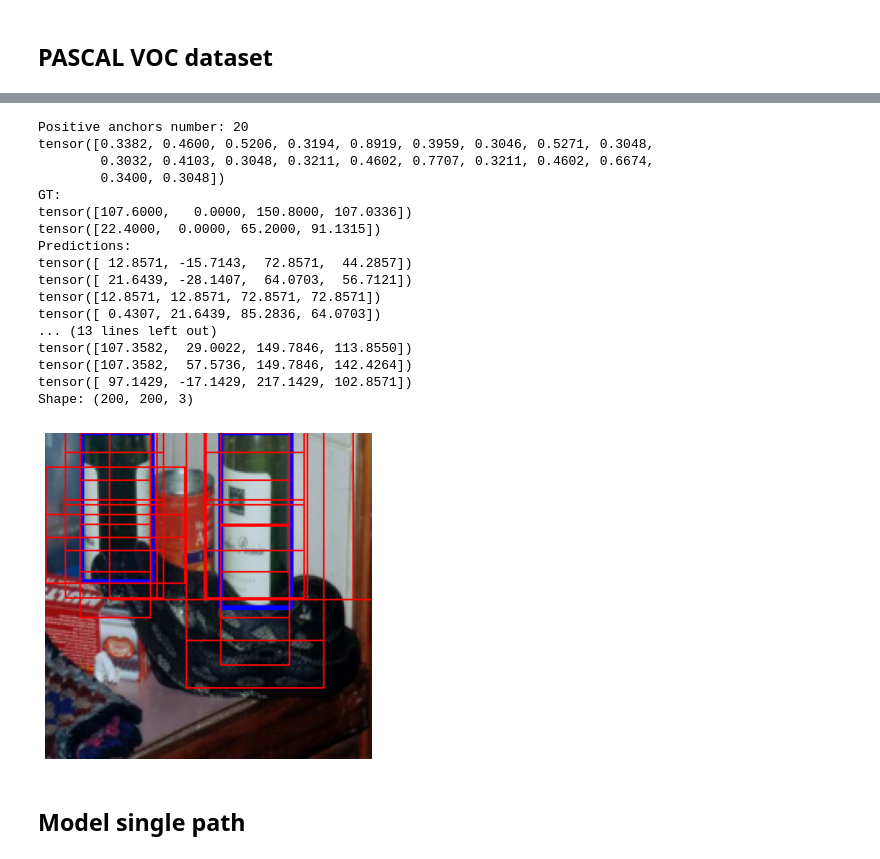
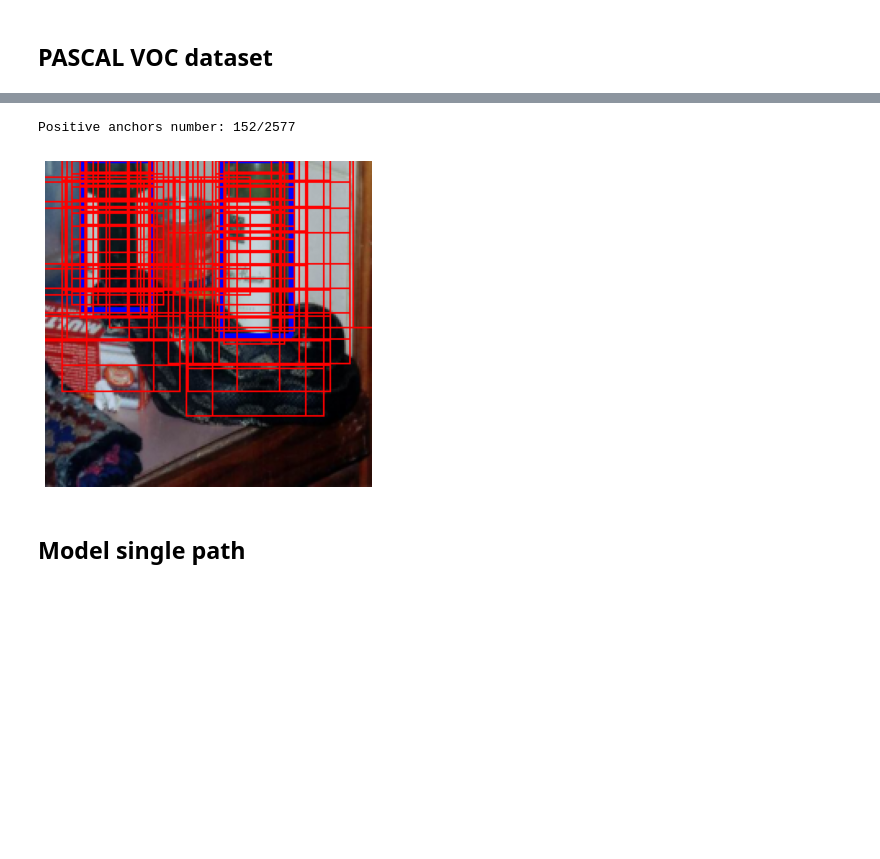
Before and after one commit to MIchaelKa/detection-tutorial, a Jupyter notebook: detection-tutorial.ipynb, the cells around one changed output, grey strips where cells are left out. Cells and saved outputs as stored; diff of their text form; code cells hidden in the pictures; blank space fills up the shorter version.

```diff
--- a/detection-tutorial.ipynb
+++ b/detection-tutorial.ipynb
@@ -221,37 +219,21 @@ def get_positive_anchors(anchors, gt_boxes, threshold = 0.5):
 # %%
 index = 5
 image, target = dataset[index]
 gt_boxes = target['boxes']
 
 anchors = generate_anchors(clip=False)
 top_n_anchors, top_n_iou = get_positive_anchors(anchors, gt_boxes, threshold = 0.3)
 # top_n_anchors, top_n_iou = get_top_n_anchors(anchors, gt_boxes, top_n=10)
 
-print(f'Positive anchors number: {top_n_anchors.shape[0]}')
-print(top_n_iou)
+print(f'Positive anchors number: {top_n_anchors.shape[0]}/{anchors.shape[0]}')
+# print(top_n_iou)
 
 plt.figure(figsize=(6,6))
 # show_image_and_bb(image, target['boxes'])
-show_predictions(image, gt_boxes, top_n_anchors, verbose=True)
+show_predictions(image, gt_boxes, top_n_anchors, verbose=False)
 # %% [output]
-Positive anchors number: 20
-tensor([0.3382, 0.4600, 0.5206, 0.3194, 0.8919, 0.3959, 0.3046, 0.5271, 0.3048,
-        0.3032, 0.4103, 0.3048, 0.3211, 0.4602, 0.7707, 0.3211, 0.4602, 0.6674,
-        0.3400, 0.3048])
-GT:
-tensor([107.6000,   0.0000, 150.8000, 107.0336])
-tensor([22.4000,  0.0000, 65.2000, 91.1315])
-Predictions:
-tensor([ 12.8571, -15.7143,  72.8571,  44.2857])
-tensor([ 21.6439, -28.1407,  64.0703,  56.7121])
-tensor([12.8571, 12.8571, 72.8571, 72.8571])
-tensor([ 0.4307, 21.6439, 85.2836, 64.0703])
-... (13 lines left out)
-tensor([107.3582,  29.0022, 149.7846, 113.8550])
-tensor([107.3582,  57.5736, 149.7846, 142.4264])
-tensor([ 97.1429, -17.1429, 217.1429, 102.8571])
-Shape: (200, 200, 3)
+Positive anchors number: 152/2577
-[figure, old version]
+[figure, new version]
 # %%
 # index = 5
 # show_image_from_dataset(dataset, index, top_n_anchors=10, verbose=True)
```
Also changed, not shown: parts of 22 cells of this notebook, 4 other files.
